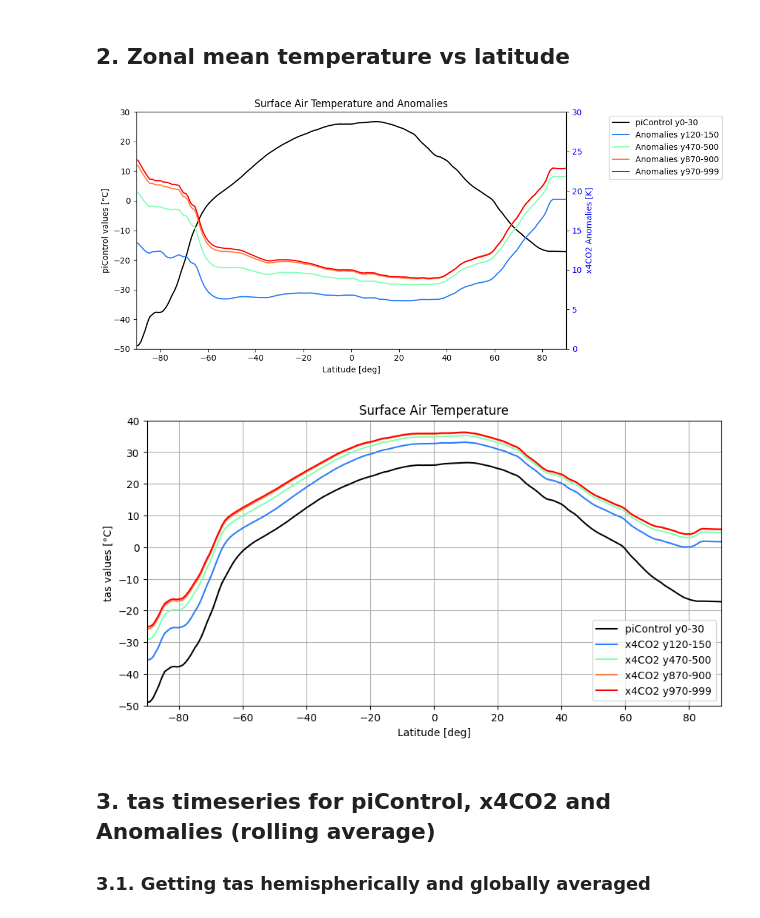
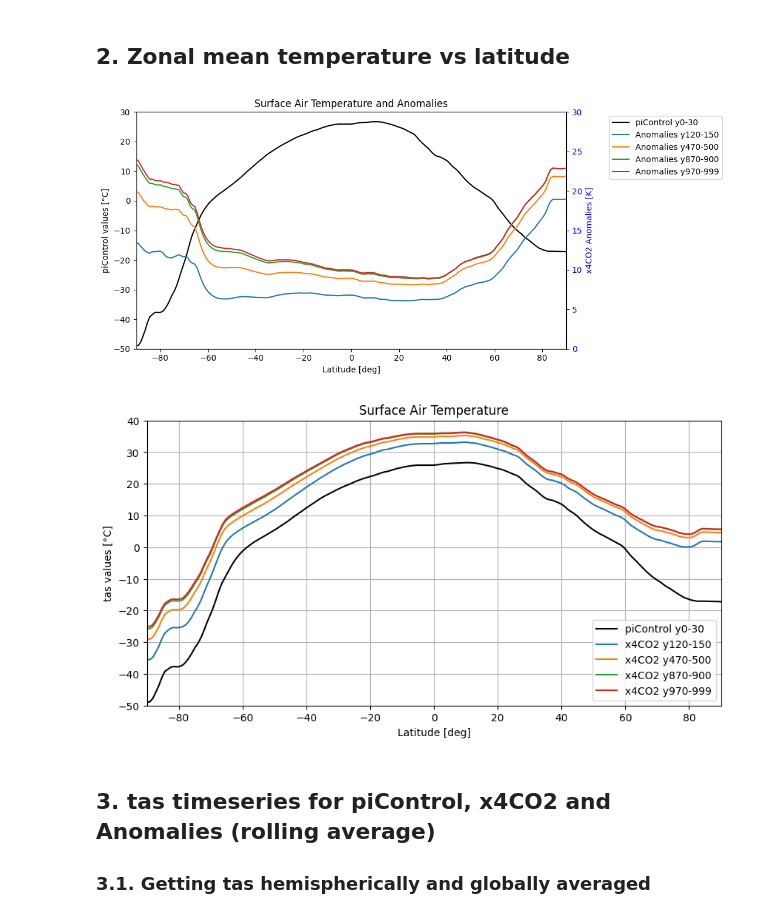
Before and after one commit to ChristineKappatou/Atmosphere_Ocean_Interactions_PhD, a Jupyter notebook: scripts/nird_scripts/1.tas_NIRD.ipynb, the cells around one changed output. Saved outputs shown, nothing was run; the diff lists cells and outputs as text; code cells hidden in the pictures.

```diff
--- a/scripts/nird_scripts/1.tas_NIRD.ipynb
+++ b/scripts/nird_scripts/1.tas_NIRD.ipynb
@@ -41,7 +41,7 @@ for experiment in experiments:
 
     file_names = sorted(os.listdir(folder_path))
 
-    datasets = [xr.open_dataset(os.path.join(folder_path, file_name), chunks={'time': 10}) for file_name in file_names if file_name.endswith('.nc')]
+    datasets = [xr.open_dataset(os.path.join(folder_path, file_name), chunks={'time': 12}) for file_name in file_names if file_name.endswith('.nc')]
 
     # Merge all the datasets in the list along the same dimension
     merged_datasets = xr.concat(datasets, dim='time')
@@ -253,7 +248,7 @@ for experiment in experiments:
 
     file_names = sorted(os.listdir(folder_path))
 
-    datasets = [xr.open_dataset(os.path.join(folder_path, file_name), chunks={'time': 10}) for file_name in file_names if file_name.endswith('.nc')]
+    datasets = [xr.open_dataset(os.path.join(folder_path, file_name), chunks={'time': 12}) for file_name in file_names if file_name.endswith('.nc')]
 
     # Merge all the datasets in the list along the same dimension
     merged_datasets = xr.concat(datasets, dim='time')
@@ -468,7 +457,7 @@ for experiment in experiments:
 
     file_names = sorted(os.listdir(folder_path))
 
-    datasets = [xr.open_dataset(os.path.join(folder_path, file_name), chunks={'time': 10}) for file_name in file_names if file_name.endswith('.nc')]
+    datasets = [xr.open_dataset(os.path.join(folder_path, file_name), chunks={'time': 12}) for file_name in file_names if file_name.endswith('.nc')]
 
     # Merge all the datasets in the list along the same dimension
     merged_datasets = xr.concat(datasets, dim='time')
@@ -502,42 +491,38 @@ fig, ax = plt.subplots(figsize=(11,5))
 
 # --- Main axis (absolute temperature) ---
 ax.plot(lat, tas_cesm2_piControl.mean(dim='lon'),
         color='black', label='piControl y0-30')
 ax.set_xlabel('Latitude [deg]')
 ax.set_ylabel('piControl values [°C]', color='black')
 ax.tick_params(axis='y', labelcolor='black')
 
 # --- Twin axis for anomalies ---
 ax2 = ax.twinx()
 
-ax2.plot(lat, tas_cesm2_120_150.mean(dim='lon') - tas_cesm2_piControl.mean(dim='lon'),
-         color=colors[1], label='Anomalies y120-150')
-ax2.plot(lat, tas_cesm2_470_500.mean(dim='lon') - tas_cesm2_piControl.mean(dim='lon'),
-         color=colors[3], label='Anomalies y470-500')
-ax2.plot(lat, tas_cesm2_870_900.mean(dim='lon') - tas_cesm2_piControl.mean(dim='lon'),
-         color=colors[5], label='Anomalies y870-900')
-ax2.plot(lat, tas_cesm2_970_999.mean(dim='lon') - tas_cesm2_piControl.mean(dim='lon'),
-         color=colors[6], label='Anomalies y970-999')
+ax2.plot(lat, tas_cesm2_120_150.mean(dim='lon') - tas_cesm2_piControl.mean(dim='lon'), label='Anomalies y120-150')
+ax2.plot(lat, tas_cesm2_470_500.mean(dim='lon') - tas_cesm2_piControl.mean(dim='lon'), label='Anomalies y470-500')
+ax2.plot(lat, tas_cesm2_870_900.mean(dim='lon') - tas_cesm2_piControl.mean(dim='lon'), label='Anomalies y870-900')
+ax2.plot(lat, tas_cesm2_970_999.mean(dim='lon') - tas_cesm2_piControl.mean(dim='lon'), label='Anomalies y970-999')
 
 ax2.set_ylabel('x4CO2 Anomalies [K]', color='blue')
 ax2.tick_params(axis='y', labelcolor='blue')
 
 # --- Combine legends from both axes ---
 # --- Combine legends from both axes ---
 lines, labels = ax.get_legend_handles_labels()
 lines2, labels2 = ax2.get_legend_handles_labels()
 
 # Legend outside the plot
 ax.legend(lines + lines2, labels + labels2,
           loc='center left', bbox_to_anchor=(1.1, 0.85), borderaxespad=0.)
 ax.set_ylim(-50, 30)
 ax2.set_ylim(0, 30)
 ax.set_xlim(-90, 90)
 plt.title('Surface Air Temperature and Anomalies')
 plt.tight_layout()
 plt.show()
 # %% [output]
-[figure, old version]
+[figure, new version]
 # %%
 # 2. piControl & x4CO2
 fig, ax = plt.subplots(figsize=(10,5))
@@ -546,14 +531,10 @@ fig, ax = plt.subplots(figsize=(10,5))
 plt.plot(lat, tas_cesm2_piControl.mean(dim='lon'),
         color='black', label='piControl y0-30')
 
-plt.plot(lat, tas_cesm2_120_150.mean(dim='lon'),
-         color=colors[1], label='x4CO2 y120-150')
-plt.plot(lat, tas_cesm2_470_500.mean(dim='lon'),
-         color=colors[3], label='x4CO2 y470-500')
-plt.plot(lat, tas_cesm2_870_900.mean(dim='lon'),
-         color=colors[5], label='x4CO2 y870-900')
-plt.plot(lat, tas_cesm2_970_999.mean(dim='lon'),
-         color=colors[6], label='x4CO2 y970-999')
+plt.plot(lat, tas_cesm2_120_150.mean(dim='lon'), label='x4CO2 y120-150')
+plt.plot(lat, tas_cesm2_470_500.mean(dim='lon'), label='x4CO2 y470-500')
+plt.plot(lat, tas_cesm2_870_900.mean(dim='lon'), label='x4CO2 y870-900')
+plt.plot(lat, tas_cesm2_970_999.mean(dim='lon'), label='x4CO2 y970-999')
 
 plt.xlabel('Latitude [deg]')
 plt.ylabel('tas values [°C]', color='black')
@@ -565,7 +546,7 @@ plt.title('Surface Air Temperature')
 plt.grid()
 plt.show()
 # %% [output]
-[figure, old version]
+[figure, new version]
 # %% [markdown]
 ## **3. tas timeseries for piControl, x4CO2 and Anomalies (rolling average)**
 
```
Also changed, not shown: parts of 10 cells of this notebook.
